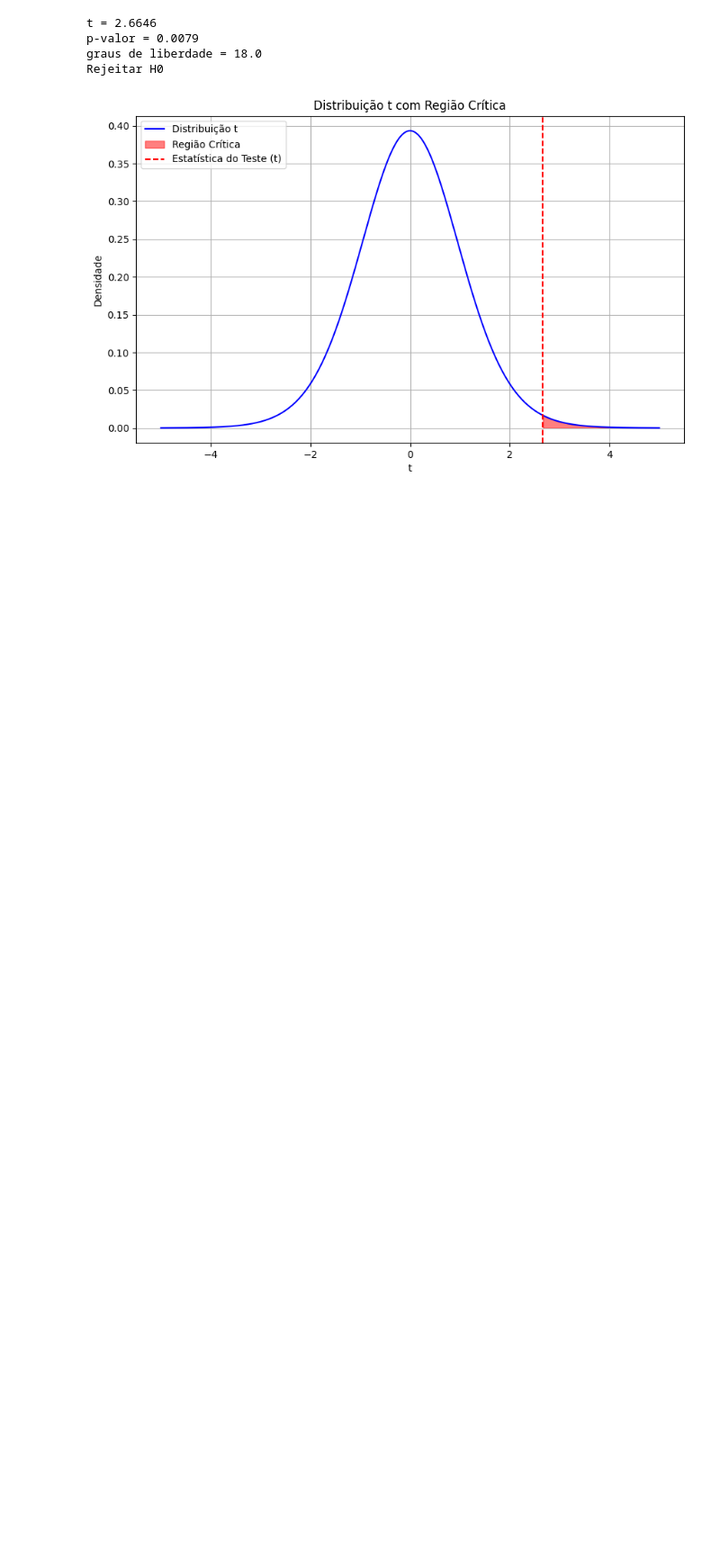
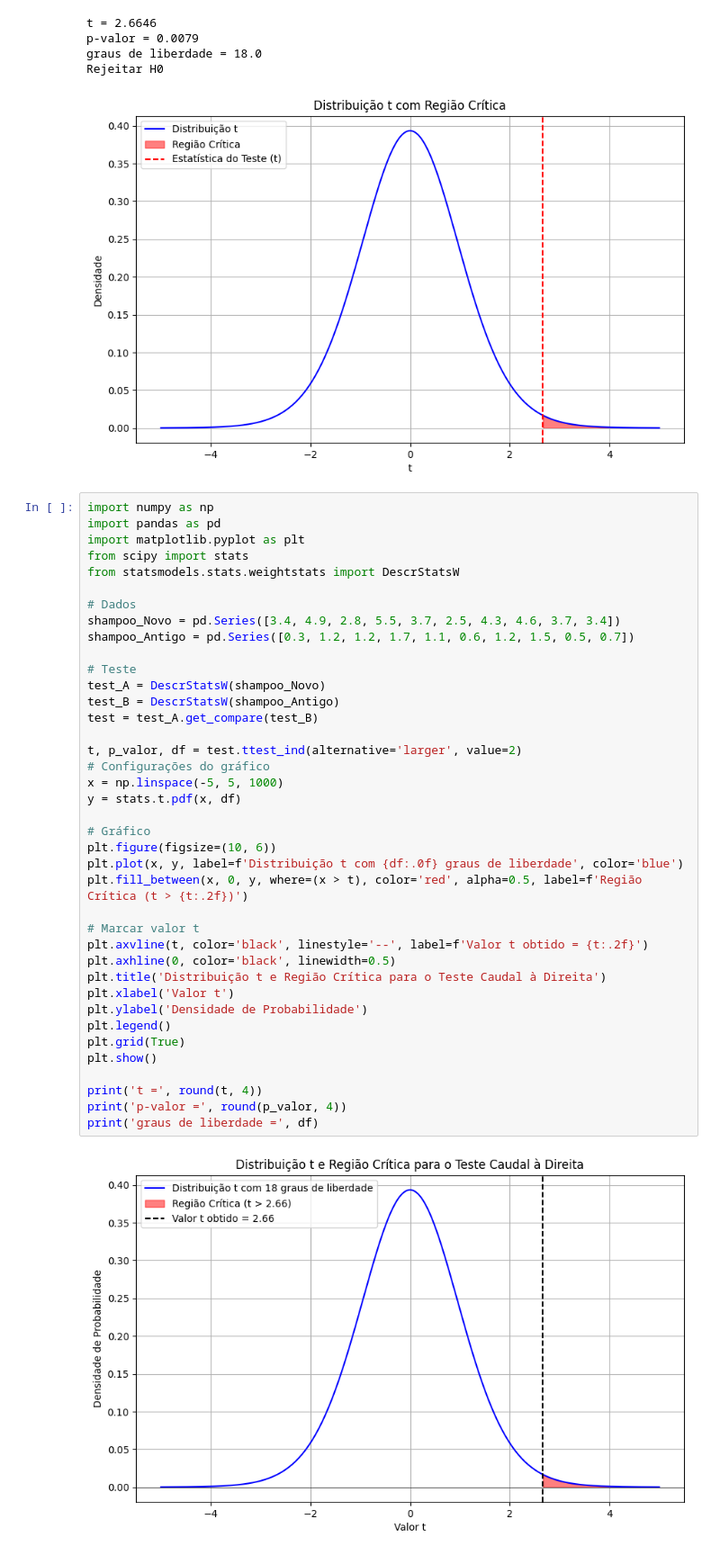
Before and after one commit to rodrigorocha1/extracao_viva_real_selenium, a Jupyter notebook: notebooks_exemplo/teste_estatisticos.ipynb, the cells around one changed output. Shown at 90% size. Drawn from its saved outputs; the diff is of its cells as text; blank space fills up the shorter version.

```diff
--- a/notebooks_exemplo/teste_estatisticos.ipynb
+++ b/notebooks_exemplo/teste_estatisticos.ipynb
@@ -282,3 +282,44 @@ p-valor = 0.0079
 graus de liberdade = 18.0
 Rejeitar H0
 [figure]
+# %%
+import numpy as np
+import pandas as pd
+import matplotlib.pyplot as plt
+from scipy import stats
+from statsmodels.stats.weightstats import DescrStatsW
+
+# Dados
+shampoo_Novo = pd.Series([3.4, 4.9, 2.8, 5.5, 3.7, 2.5, 4.3, 4.6, 3.7, 3.4])
+shampoo_Antigo = pd.Series([0.3, 1.2, 1.2, 1.7, 1.1, 0.6, 1.2, 1.5, 0.5, 0.7])
+
+# Teste
+test_A = DescrStatsW(shampoo_Novo)
+test_B = DescrStatsW(shampoo_Antigo)
+test = test_A.get_compare(test_B)
+
+t, p_valor, df = test.ttest_ind(alternative='larger', value=2)
+# Configurações do gráfico
+x = np.linspace(-5, 5, 1000)
+y = stats.t.pdf(x, df)
+
+# Gráfico
+plt.figure(figsize=(10, 6))
+plt.plot(x, y, label=f'Distribuição t com {df:.0f} graus de liberdade', color='blue')
+plt.fill_between(x, 0, y, where=(x > t), color='red', alpha=0.5, label=f'Região Crítica (t > {t:.2f})')
+
+# Marcar valor t
+plt.axvline(t, color='black', linestyle='--', label=f'Valor t obtido = {t:.2f}')
+plt.axhline(0, color='black', linewidth=0.5)
+plt.title('Distribuição t e Região Crítica para o Teste Caudal à Direita')
+plt.xlabel('Valor t')
+plt.ylabel('Densidade de Probabilidade')
+plt.legend()
+plt.grid(True)
+plt.show()
+
+print('t =', round(t, 4))
+print('p-valor =', round(p_valor, 4))
+print('graus de liberdade =', df)
+# %% [output]
+[figure, added]
```
Also changed, not shown: parts of 1 cell of this notebook, 2 other files.
